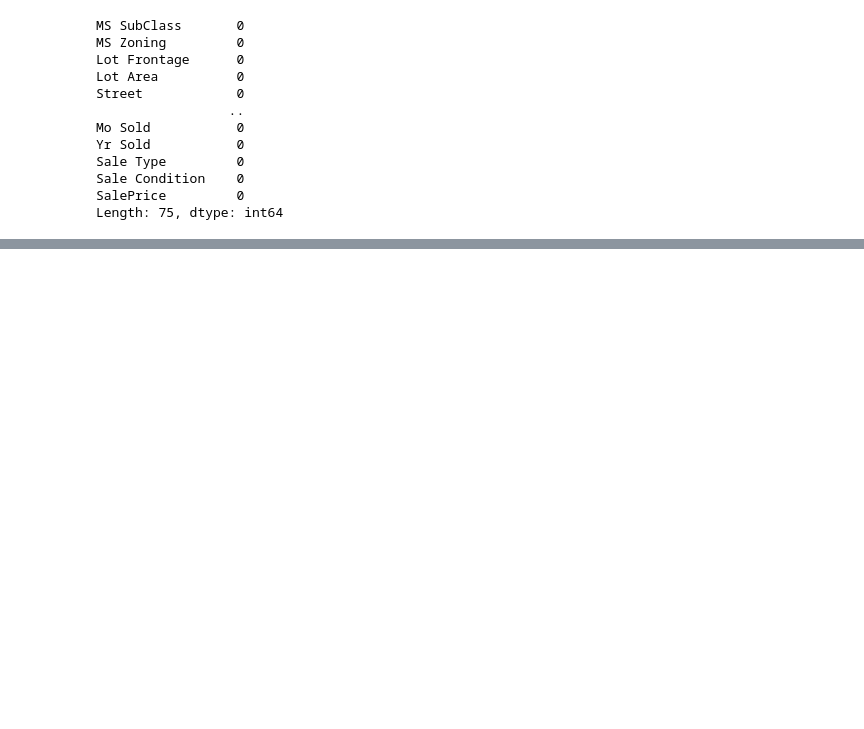
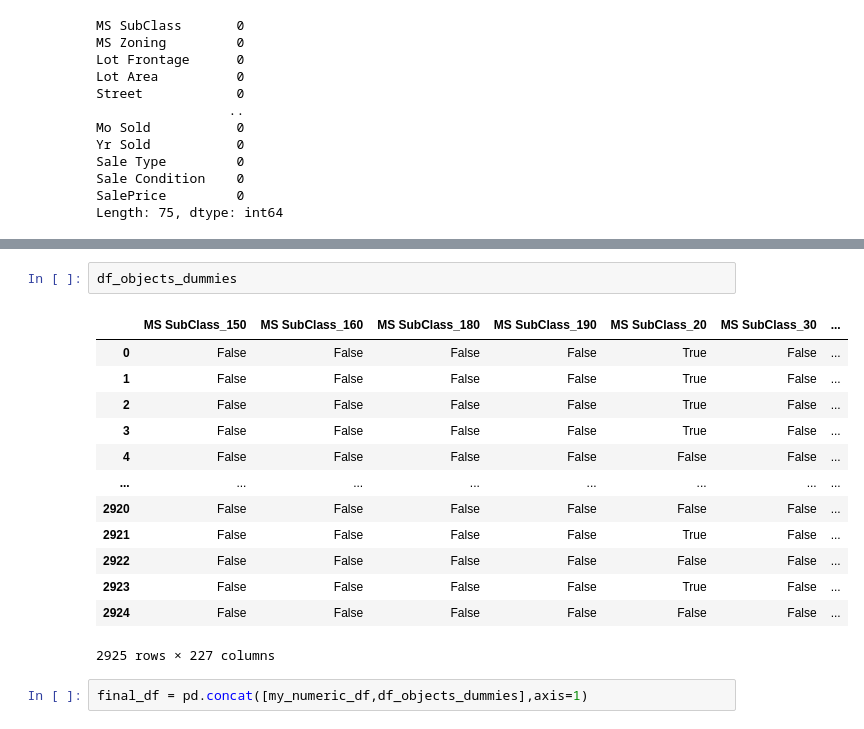
Before and after one commit to Raaqiv55/ml-regression-clustering, a Jupyter notebook: lin-project/missing.ipynb, the cells around one changed output, grey strips where cells are left out. Saved outputs shown, nothing was run; the diff lists cells and outputs as text; blank space fills up the shorter version.

```diff
--- a/lin-project/missing.ipynb
+++ b/lin-project/missing.ipynb
@@ -365,0 +466,18 @@ Length: 75, dtype: int64
+# %%
+df_objects_dummies
+# %% [output]
+|  | MS SubClass_150 | MS SubClass_160 | MS SubClass_180 | MS SubClass_190 | MS SubClass_20 | MS SubClass_30 | ... |
+| 0 | False | False | False | False | True | False | ... |
+| 1 | False | False | False | False | True | False | ... |
+| 2 | False | False | False | False | True | False | ... |
+| 3 | False | False | False | False | True | False | ... |
+| 4 | False | False | False | False | False | False | ... |
+| ... | ... | ... | ... | ... | ... | ... | ... |
+| 2920 | False | False | False | False | False | False | ... |
+| 2921 | False | False | False | False | True | False | ... |
+| 2922 | False | False | False | False | False | False | ... |
+| 2923 | False | False | False | False | True | False | ... |
+| 2924 | False | False | False | False | False | False | ... |
+2925 rows × 227 columns
+# %%
+final_df = pd.concat([my_numeric_df,df_objects_dummies],axis=1)
```
Also changed, not shown: parts of 15 cells of this notebook.
